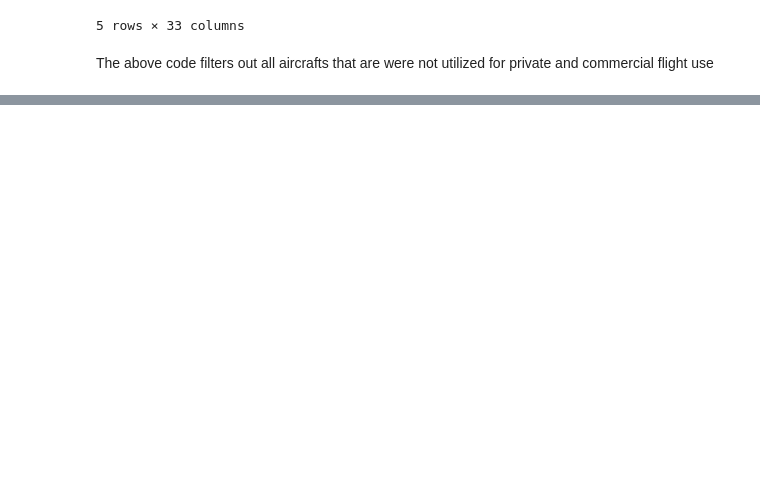
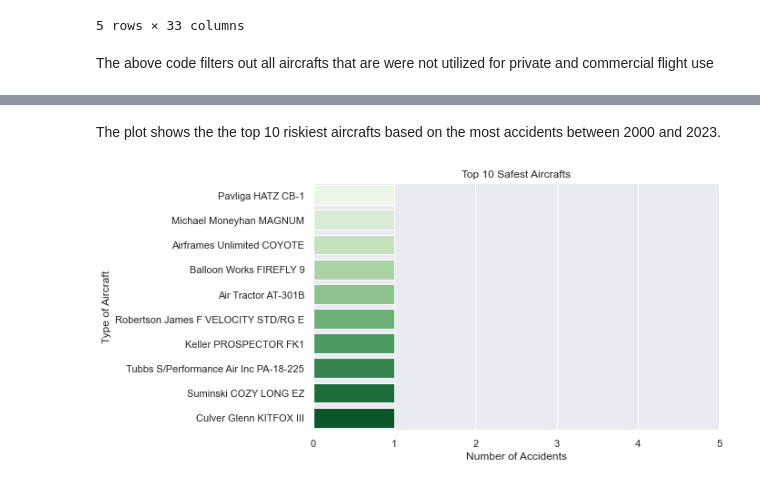
Before and after one commit to Patoh254code/Aviation_risk_analysis_Project, a Jupyter notebook: index.ipynb, the cells around one changed output, grey strips where cells are left out. Drawn from its saved outputs; the diff is of its cells as text; code cells hidden in the pictures; blank space fills up the shorter version.

```diff
--- a/index.ipynb
+++ b/index.ipynb
@@ -98,10 +99,10 @@ The above information is a statistical summary of the numerical column of the da
 This step involved validation of the dataset. This involved identifying and handling missing values and duplicates so as to get a clean dataset
 # %%
 # First Step is to create a copy of the original dataset
-df_clean = df.copy() # Henceforth we will use the copy to clean our dataset
+df_copy = df.copy() # Henceforth we will use the copy to clean our dataset
 
 # Identify duplicates from the created copy of dataset
-df_clean.duplicated().value_counts()
+df_copy.duplicated().value_counts()
 # %% [output]
 False    88889
 dtype: int64
@@ -354,0 +253,16 @@ From out analysis of the Aviation Data we can conclude the following:
+# %% [markdown]
+The plot shows the the top 10 riskiest aircrafts based on the most accidents between 2000 and 2023.
+# %%
+# Identify safest aircrafts based on the lowest number of accidents
+safest_aircraft= df_clean['Make_and_Model'].value_counts().nsmallest(10)
+
+# Visualize the safest aicrafts
+fig, ax = plt.subplots(figsize=(8,5))
+sns.set_theme(style='darkgrid')
+sns.barplot(y=safest_aircraft.index, x=safest_aircraft.values, palette='Greens')
+ax.set(title='Top 10 Safest Aircrafts', xlabel='Number of Accidents', ylabel= 'Type of Aircraft', xlim=(0, 5))
+
+#save the image and ensure full image displayed
+fig.savefig('Images/Safest-aircrafts.jpg', dpi=300, bbox_inches='tight')
+# %% [output]
+[figure, added]
```
Also changed, not shown: parts of 45 cells of this notebook.
